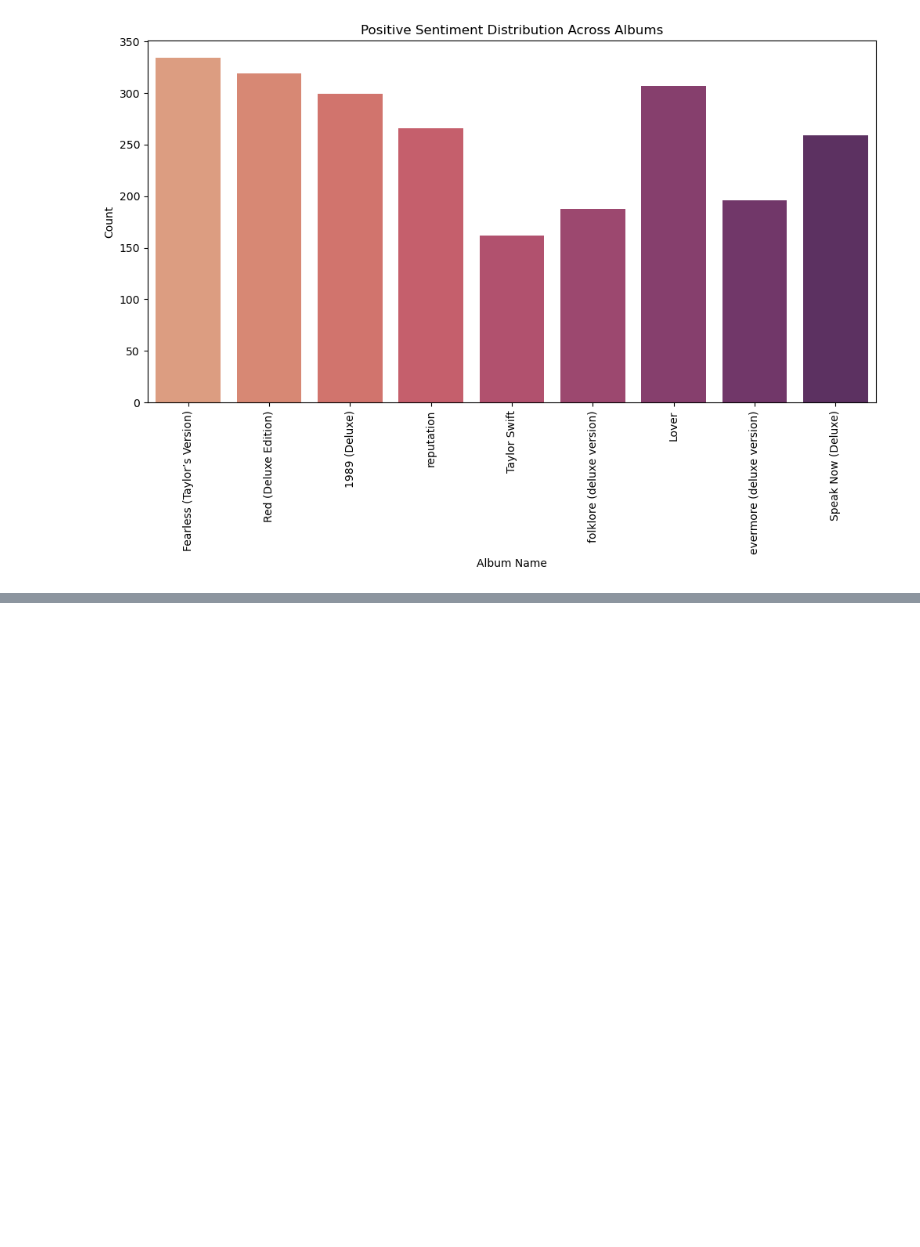
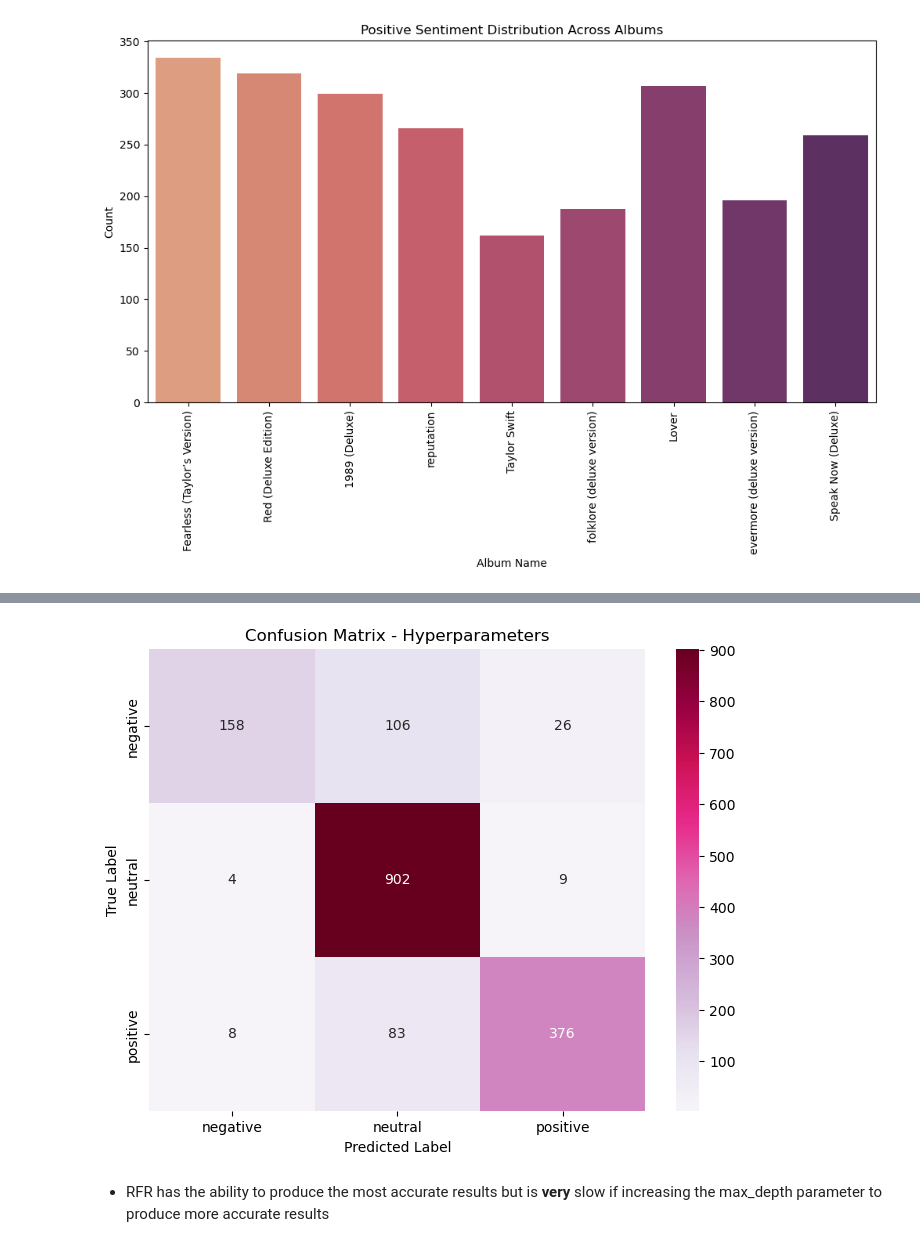
Before and after one commit to mae-and/record-sentiment-analysis, a Jupyter notebook: taylor_swift_analysis.ipynb, the cells around one changed output, grey strips where cells are left out. Saved outputs shown, nothing was run; the diff lists cells and outputs as text; code cells hidden in the pictures; blank space fills up the shorter version.

```diff
--- a/taylor_swift_analysis.ipynb
+++ b/taylor_swift_analysis.ipynb
@@ -674,0 +911,3 @@ plt.show()
+# %%
+best_params_randomized = randomized_search.best_params_
+best_params_randomized
@@ -674,0 +916,3 @@ plt.show()
+# %%
+best_rfc_classifier_randomized = RandomForestClassifier(random_state=42, **best_params_randomized)
+best_rfc_classifier_randomized.fit(X_train_tfidf, y_train)
@@ -674,0 +921,6 @@ plt.show()
+# %%
+y_pred_best_rfc_randomized = best_rfc_classifier_randomized.predict(X_test_tfidf)
+# %%
+accuracy_best_rfc_randomized = accuracy_score(y_test, y_pred_best_rfc_randomized)
+classification_rep_best_rfc_randomized = classification_report(y_test, y_pred_best_rfc_randomized)
+conf_matrix_test = confusion_matrix(y_test, y_pred_best_rfc_randomized)
@@ -674,0 +946,11 @@ plt.show()
+# %%
+plt.figure(figsize=(8, 6))
+sns.heatmap(conf_matrix_test, annot=True, fmt='d', cmap='PuRd', xticklabels=['negative', 'neutral', 'positive'], yticklabels=['negative', 'neutral', 'positive'])
+plt.title('Confusion Matrix - Hyperparameters')
+plt.xlabel('Predicted Label')
+plt.ylabel('True Label')
+plt.show()
+# %% [output]
+[figure, added]
+# %% [markdown]
+- RFR has the ability to produce the most accurate results but is <b>very</b> slow if increasing the max_depth parameter to produce more accurate results
```
Also changed, not shown: parts of 47 cells of this notebook.
